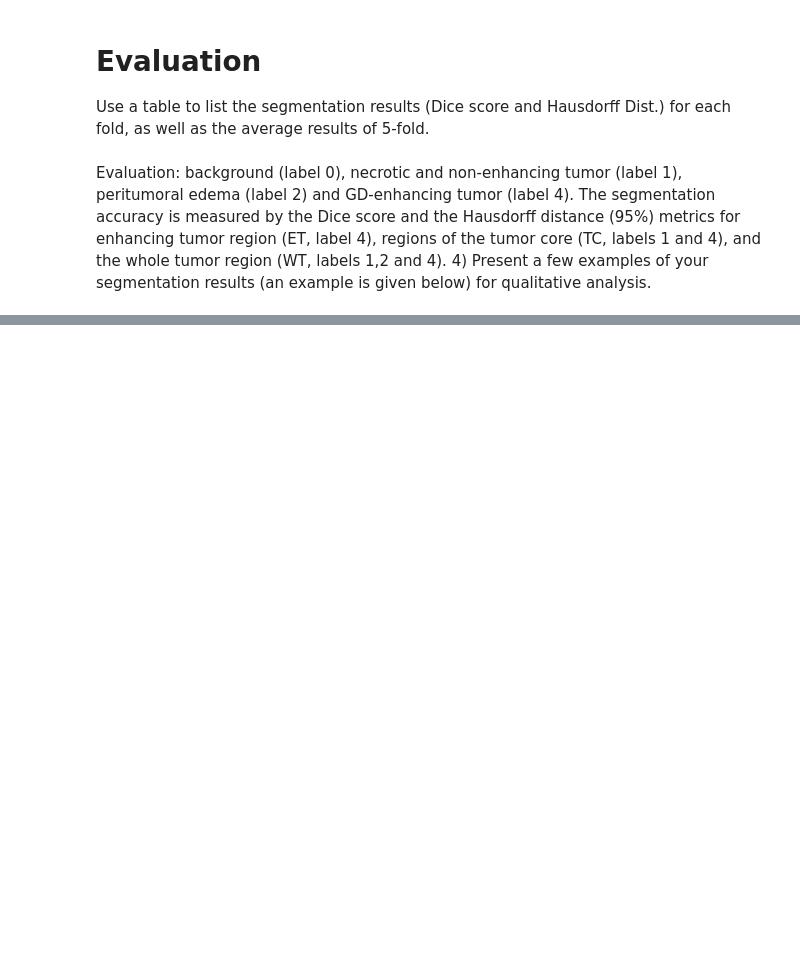
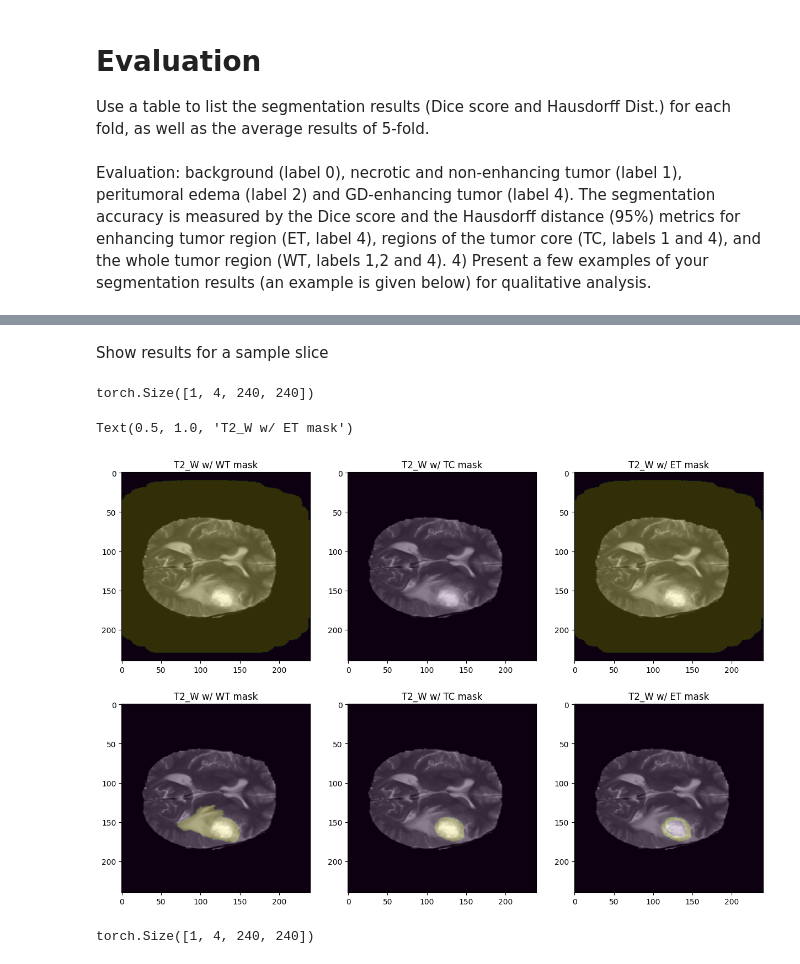
Before and after one commit to nashirj/mri-3d-segmentation, a Jupyter notebook: notebooks/mri-segmentation.ipynb, the cells around one changed output, grey strips where cells are left out. Saved outputs shown, nothing was run; the diff lists cells and outputs as text; code cells hidden in the pictures; blank space fills up the shorter version.

Commit message:
Add progress evaluating model

```diff
--- a/notebooks/mri-segmentation.ipynb
+++ b/notebooks/mri-segmentation.ipynb
@@ -266,0 +277,54 @@ for enhancing tumor region (ET, label 4), regions of the tumor core (TC, labels
+# %%
+device = torch.device("cuda:0" if torch.cuda.is_available() else "cpu")
+
+path = '../models/first-run-unet2d/unet2d-fold-1.pth'
+model1 = load_unet2d_model(path, device)
+# %% [markdown]
+Show results for a sample slice
+# %%
+def get_pred_for_slice(model, image, slice_idx):
+    image_slice = image[:, :, :, slice_idx]
+    image_slice = torch.from_numpy(image_slice).float().to(device).unsqueeze(0)
+    pred_logits = model(image_slice)
+
+    output_slice = pred_logits.detach().cpu().numpy().squeeze(0)
+    output_slice = preprocess.binarize_mask(output_slice)
+    return output_slice
+# %%
+output_slice = get_pred_for_slice(model1, test_img, axial_mid)
+# %% [output]
+torch.Size([1, 4, 240, 240])
+# %%
+agg_mask = preprocess.get_masks(test_mask)
+# %%
+fig, ax = plt.subplots(2, 3, figsize = (15, 10))
+ax[0, 0].imshow(t2_w[:, :, axial_mid], cmap ='gray')
+ax[0, 0].imshow(output_slice[constants.WT, :, :], cmap ='viridis', alpha = 0.2)
+ax[0, 0].set_title('T2_W w/ WT mask')
+
+ax[0, 1].imshow(t2_w[:, :, axial_mid], cmap ='gray')
+ax[0, 1].imshow(output_slice[constants.TC, :, :], cmap ='viridis', alpha = 0.2)
+ax[0, 1].set_title('T2_W w/ TC mask')
+
+ax[0, 2].imshow(t2_w[:, :, axial_mid], cmap ='gray')
+ax[0, 2].imshow(output_slice[constants.ET, :, :], cmap ='viridis', alpha = 0.2)
+ax[0, 2].set_title('T2_W w/ ET mask')
+
+ax[1, 0].imshow(t2_w[:, :, axial_mid], cmap ='gray')
+ax[1, 0].imshow(agg_mask[constants.WT, :, :, axial_mid], cmap ='viridis', alpha = 0.2)
+ax[1, 0].set_title('T2_W w/ WT mask')
+
+ax[1, 1].imshow(t2_w[:, :, axial_mid], cmap ='gray')
+ax[1, 1].imshow(agg_mask[constants.TC, :, :, axial_mid], cmap ='viridis', alpha = 0.2)
+ax[1, 1].set_title('T2_W w/ TC mask')
+
+ax[1, 2].imshow(t2_w[:, :, axial_mid], cmap ='gray')
+ax[1, 2].imshow(agg_mask[constants.ET, :, :, axial_mid], cmap ='viridis', alpha = 0.2)
+ax[1, 2].set_title('T2_W w/ ET mask')
+# %% [output]
+Text(0.5, 1.0, 'T2_W w/ ET mask')
+[figure, added]
+# %%
+output_slice = get_pred_for_slice(model1, test_img, 50)
+# %% [output]
+torch.Size([1, 4, 240, 240])
```
Also changed, not shown: parts of 21 cells of this notebook, 3 other files.
